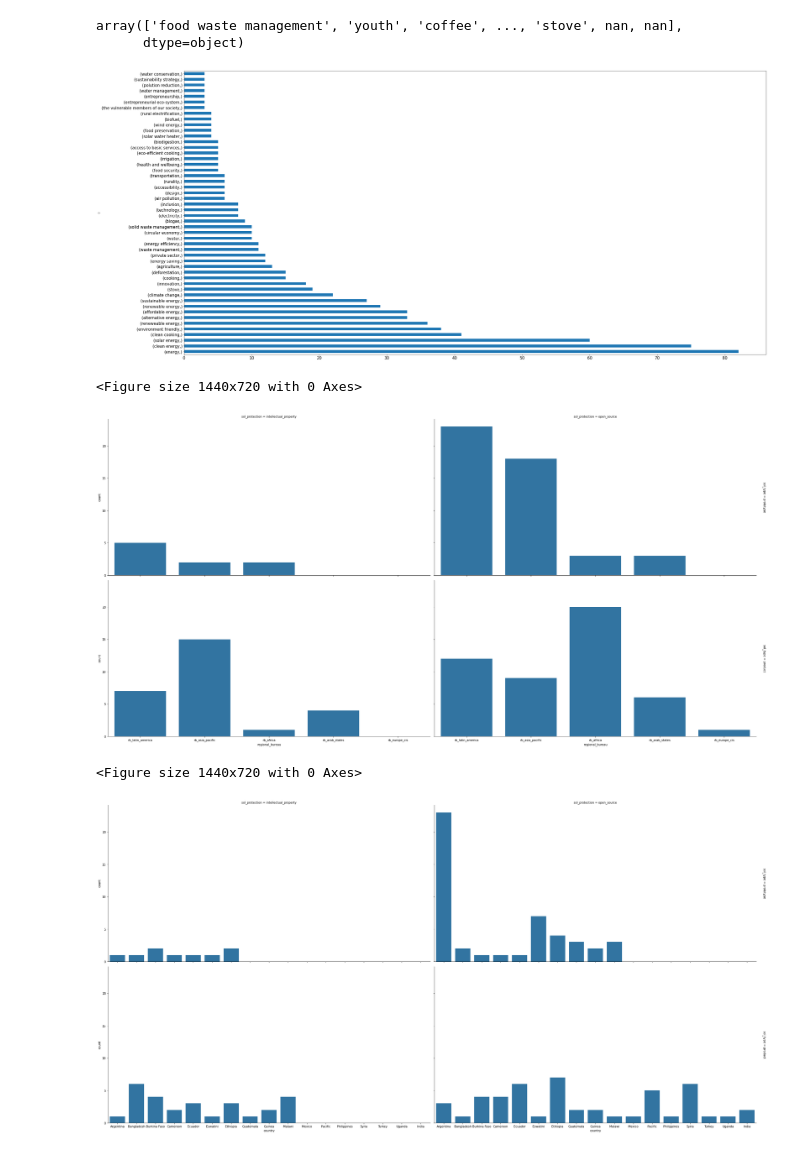
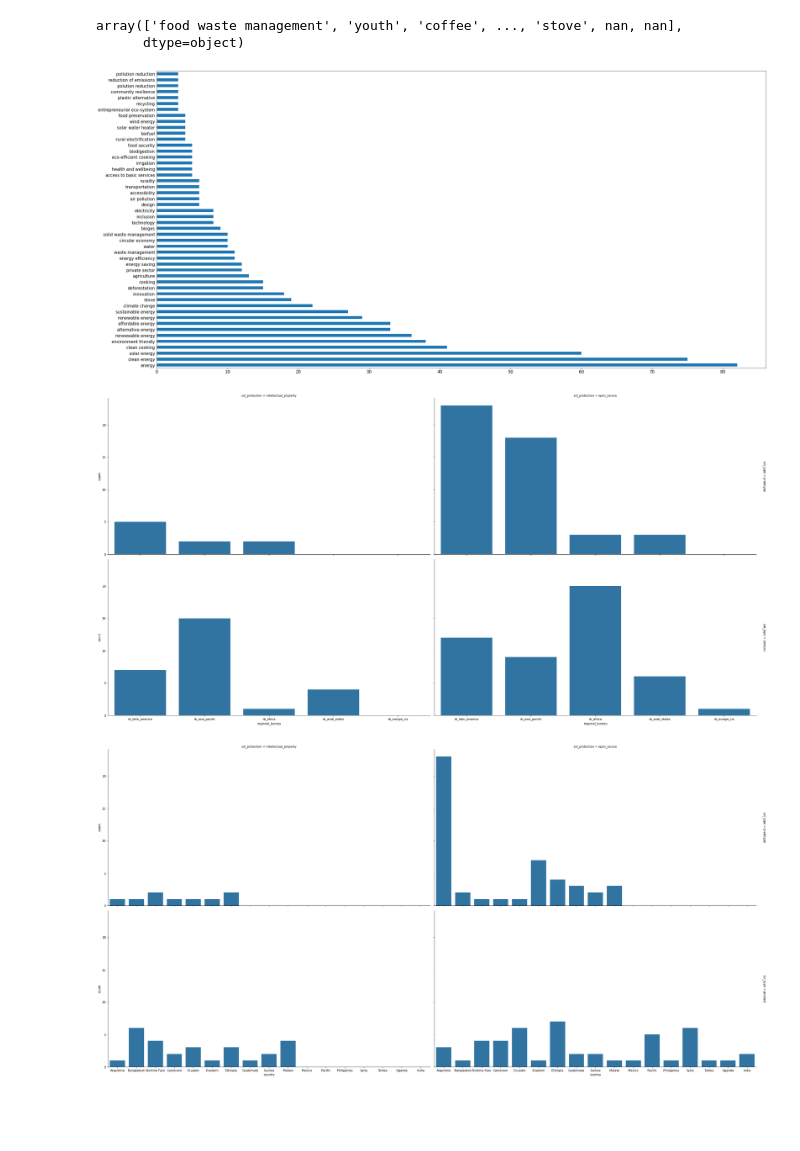
Before and after one commit to temajozias/UNDP-Accelerator-Labs-Network, a Jupyter notebook: UNDP-Accelerator-Labs-Network.ipynb, the cells around one changed output. Drawn from its saved outputs; the diff is of its cells as text; code cells hidden in the pictures; blank space fills up the shorter version.

```diff
--- a/UNDP-Accelerator-Labs-Network.ipynb
+++ b/UNDP-Accelerator-Labs-Network.ipynb
@@ -701,3 +699,5 @@ Non-Null Count  Dtype
 140 non-null    category
 dtypes: category(1)
 memory usage: 611.0 bytes
+# %%
+df['energy_source'] = df['energy_source'].str.strip()
@@ -840,20 +901,16 @@ df[['thematic_tag_1', 'thematic_tag_2', 'thematic_tag_3', 'thematic_tag_4', 'the
 array(['food waste management', 'youth', 'coffee', ..., 'stove', nan, nan],
       dtype=object)
 # %%
-pd.DataFrame(data = df[['thematic_tag_1', 'thematic_tag_2', 'thematic_tag_3', 'thematic_tag_4', 'thematic_tag_5']].to_numpy().reshape(1, 1795)[0]).dropna(axis=0).reset_index(drop=True).value_counts().nlargest(50).plot(kind='barh', figsize = (40, 20), fontsize=15);
+pd.Series(data = df[['thematic_tag_1', 'thematic_tag_2', 'thematic_tag_3', 'thematic_tag_4', 'thematic_tag_5']].to_numpy().reshape(1, 1795)[0]).dropna(axis=0).reset_index(drop=True).value_counts().nlargest(50).plot(kind='barh', figsize = (40, 20), fontsize=15);
 # %% [output]
-[figure, old version]
+[figure, new version]
 # %%
-plt.figure(figsize = (20, 10));
 g = sns.FacetGrid(data=df, col='sol_protection', row='sol_type', margin_titles=True, height=8, aspect=2);
 g.map_dataframe(sns.countplot, x='regional_bureau', alpha=1);
 # %% [output]
-<Figure size 1440x720 with 0 Axes>
 [figure]
 # %%
-plt.figure(figsize = (20, 10));
 g = sns.FacetGrid(data=df, col='sol_protection', row='sol_type', margin_titles=True, height=8, aspect=2);
 g.map_dataframe(sns.countplot, x='country', alpha=1);
 # %% [output]
-<Figure size 1440x720 with 0 Axes>
 [figure]
```
Also changed, not shown: parts of 14 cells of this notebook.
